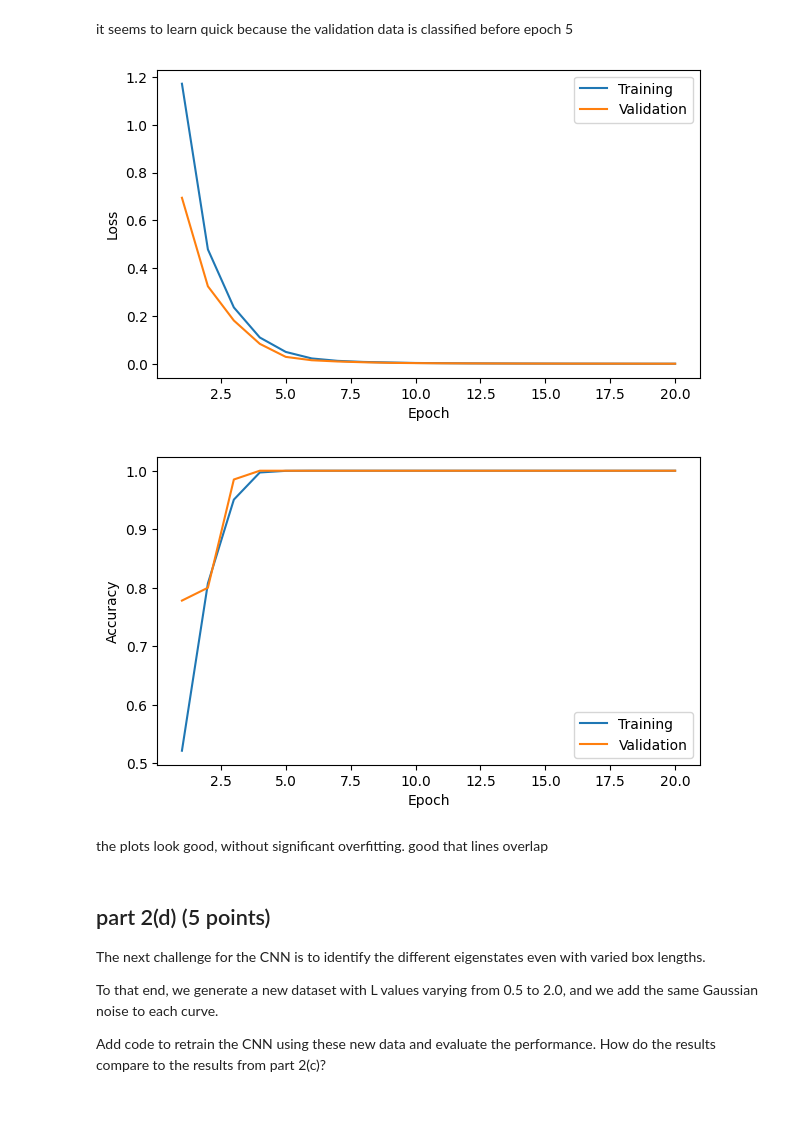
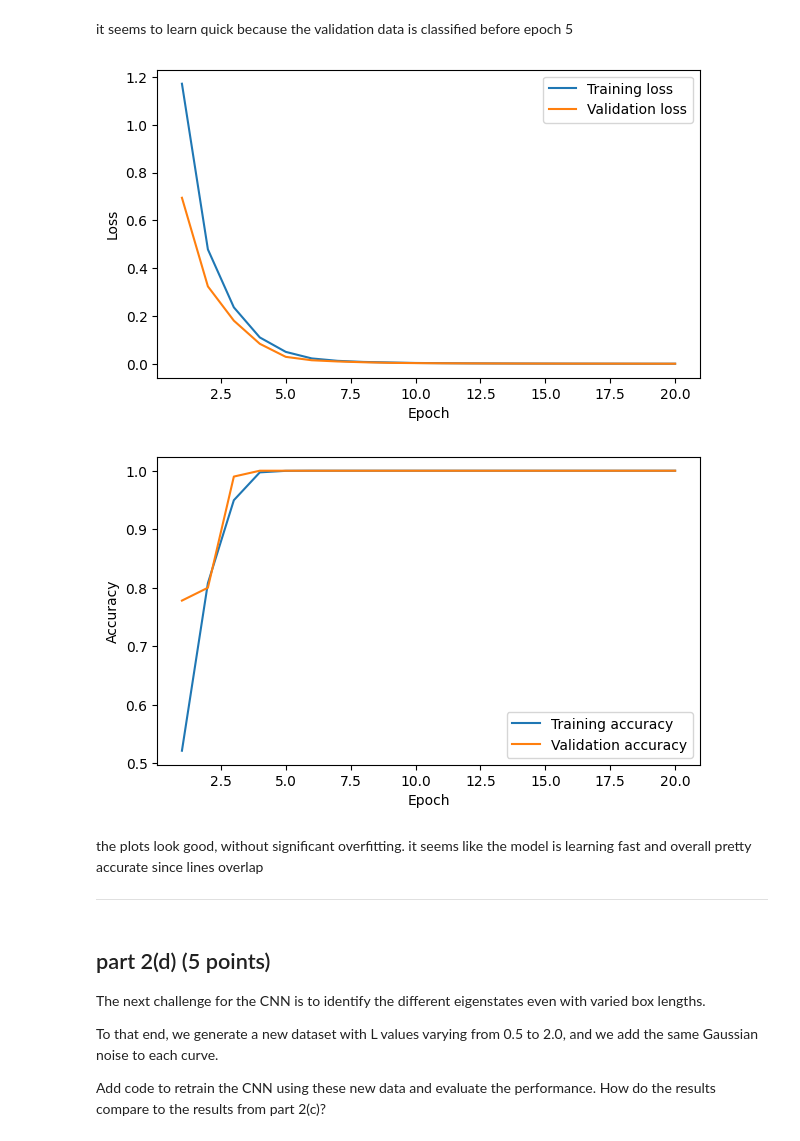
Before and after one commit to nataliewad/phys152-2026, a Jupyter notebook: Exercises/Homework-3.ipynb, the cells around one changed output. Saved outputs shown, nothing was run; the diff lists cells and outputs as text; code cells hidden in the pictures; blank space fills up the shorter version.

```diff
--- a/Exercises/Homework-3.ipynb
+++ b/Exercises/Homework-3.ipynb
@@ -298,29 +298,31 @@ it seems to learn quick because the validation data is classified before epoch 5
 # %%
 ## plot loss and accuracy vs epoch
 epochs = range(1, len(history['train_loss']) + 1)
 
 ## loss
 plt.figure(figsize=(7, 4))
-plt.plot(epochs, history['train_loss'], label='Training')
-plt.plot(epochs, history['val_loss'], label='Validation')
+plt.plot(epochs, history['train_loss'], label='Training loss')
+plt.plot(epochs, history['val_loss'], label='Validation loss')
 plt.xlabel('Epoch')
 plt.ylabel('Loss')
 plt.legend()
 plt.show()
 
 ## accuracy
 plt.figure(figsize=(7, 4))
-plt.plot(epochs, history['train_acc'], label='Training')
-plt.plot(epochs, history['val_acc'], label='Validation')
+plt.plot(epochs, history['train_acc'], label='Training accuracy')
+plt.plot(epochs, history['val_acc'], label='Validation accuracy')
 plt.xlabel('Epoch')
 plt.ylabel('Accuracy')
 plt.legend()
 plt.show()
 # %% [output]
-[figure, old version]
+[figure, new version]
-[figure, old version]
+[figure, new version]
 # %% [markdown]
-the plots look good, without significant overfitting. good that lines overlap
+the plots look good, without significant overfitting. it seems like the model is learning fast and overall pretty accurate since lines overlap
+
+-----
 # %% [markdown]
 ## part 2(d) (5 points)
 
```
Also changed, not shown: parts of 10 cells of this notebook.
